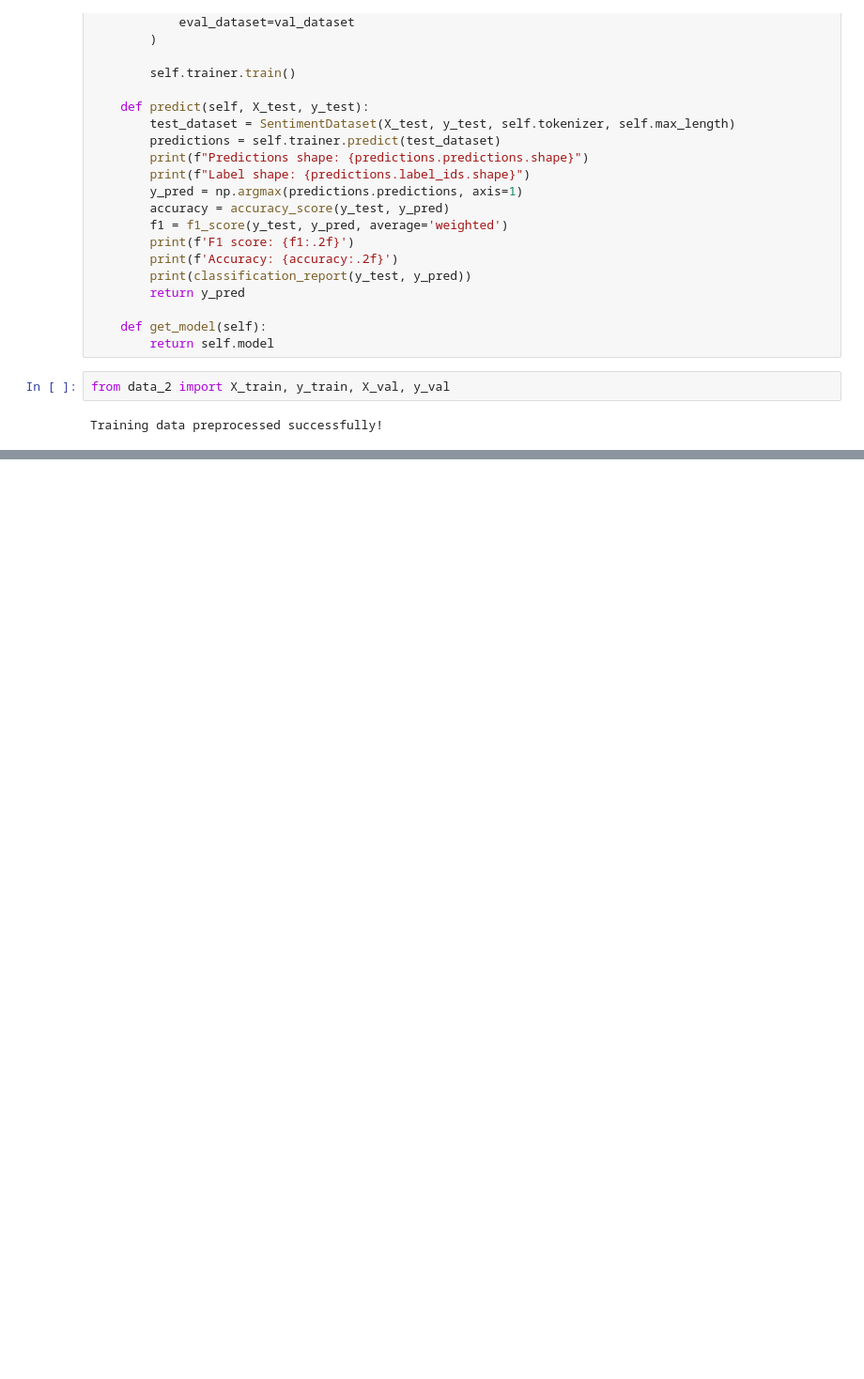
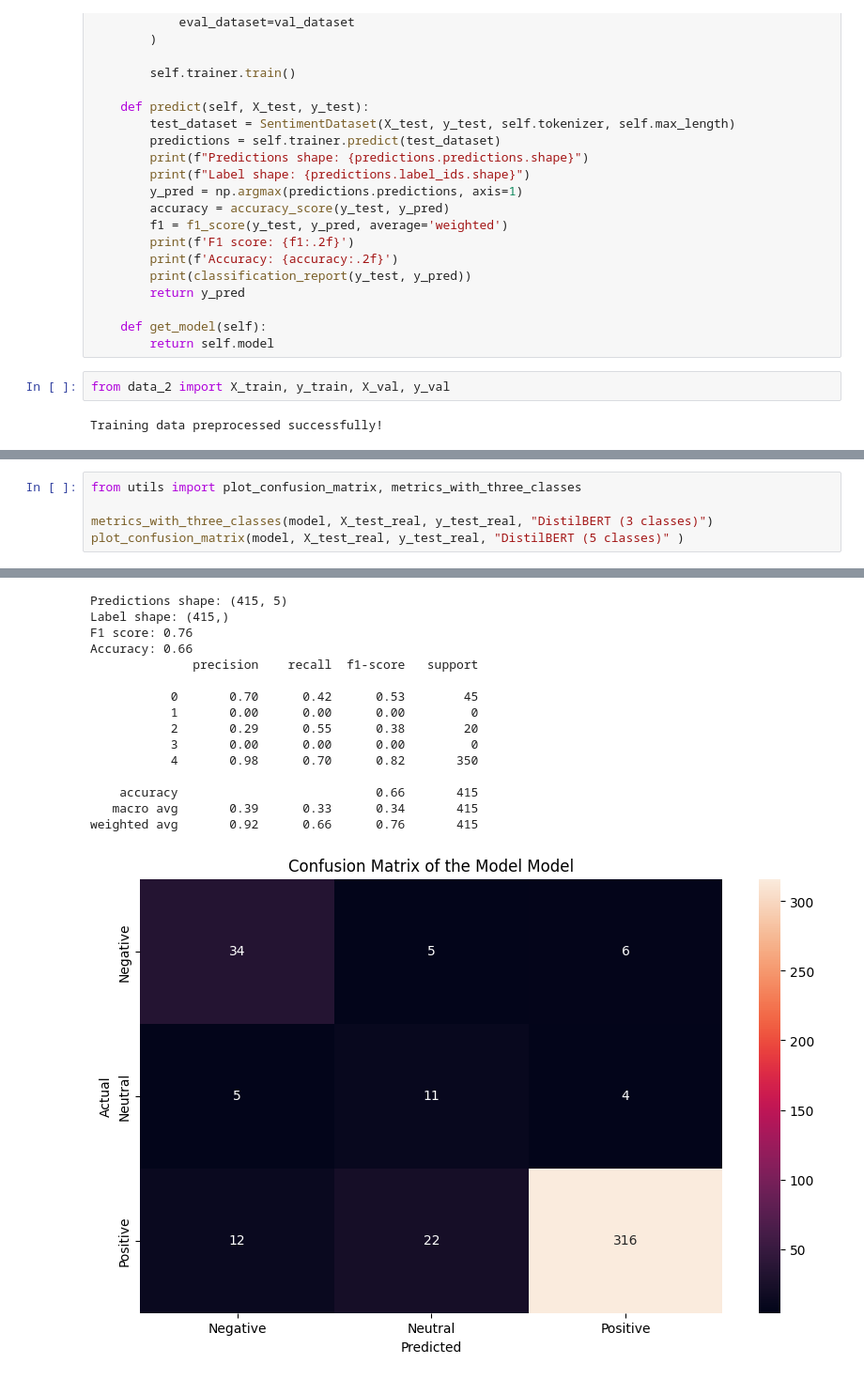
Before and after one commit to danielebedini/HLT_project, a Jupyter notebook: distBERT_dataset_2.ipynb, the cells around one changed output, grey strips where cells are left out. Shown at 94% size. Cells and saved outputs as stored; diff of their text form; blank space fills up the shorter version.

Commit message:
Final tests

```diff
--- a/distBERT_dataset_2.ipynb
+++ b/distBERT_dataset_2.ipynb
@@ -197,0 +128,6 @@ weighted avg       0.52      0.52      0.52      1500
+# %%
+from utils import plot_confusion_matrix, metrics_with_three_classes
+
+metrics_with_three_classes(model, X_test_real, y_test_real, "DistilBERT (3 classes)")
+plot_confusion_matrix(model, X_test_real, y_test_real, "DistilBERT (5 classes)" )
+# %% [output]
@@ -197,0 +153,16 @@ weighted avg       0.52      0.52      0.52      1500
+Predictions shape: (415, 5)
+Label shape: (415,)
+F1 score: 0.76
+Accuracy: 0.66
+              precision    recall  f1-score   support
+
+           0       0.70      0.42      0.53        45
+           1       0.00      0.00      0.00         0
+           2       0.29      0.55      0.38        20
+           3       0.00      0.00      0.00         0
+           4       0.98      0.70      0.82       350
+
+    accuracy                           0.66       415
+   macro avg       0.39      0.33      0.34       415
+weighted avg       0.92      0.66      0.76       415
+[figure, added]
```
Also changed, not shown: parts of 9 cells of this notebook.
